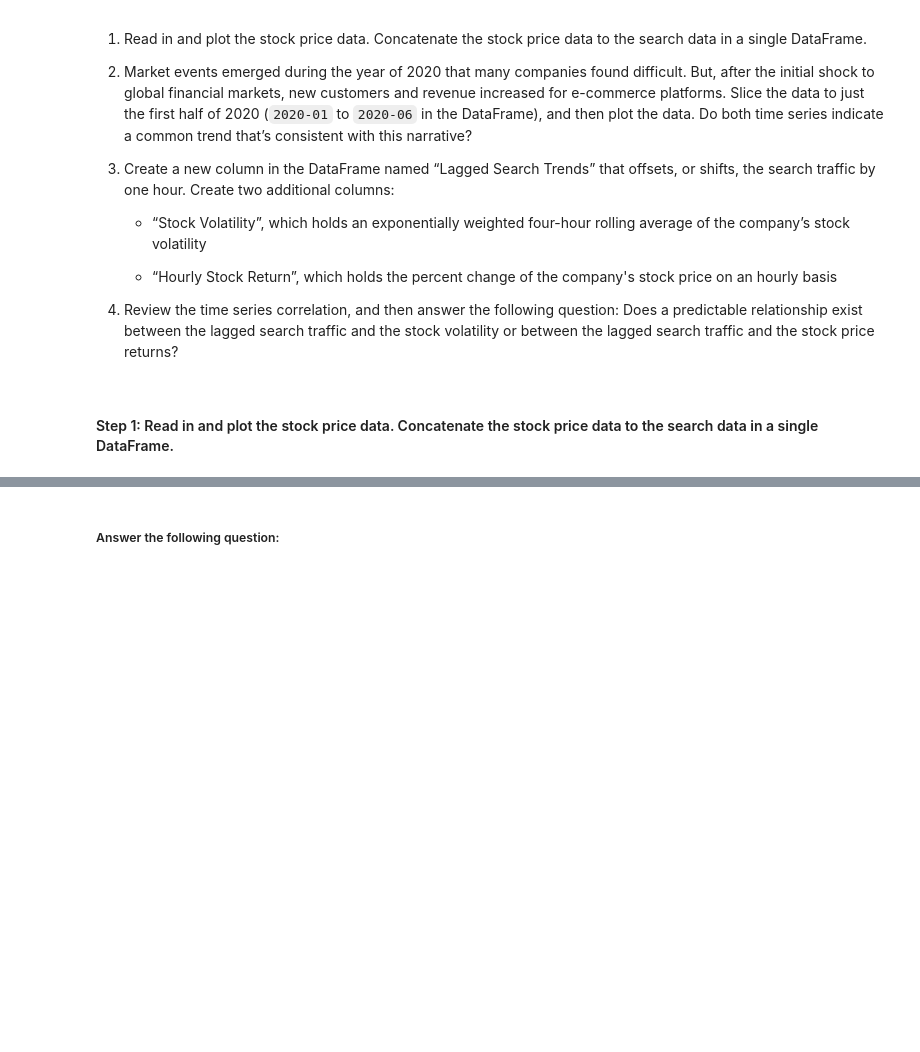
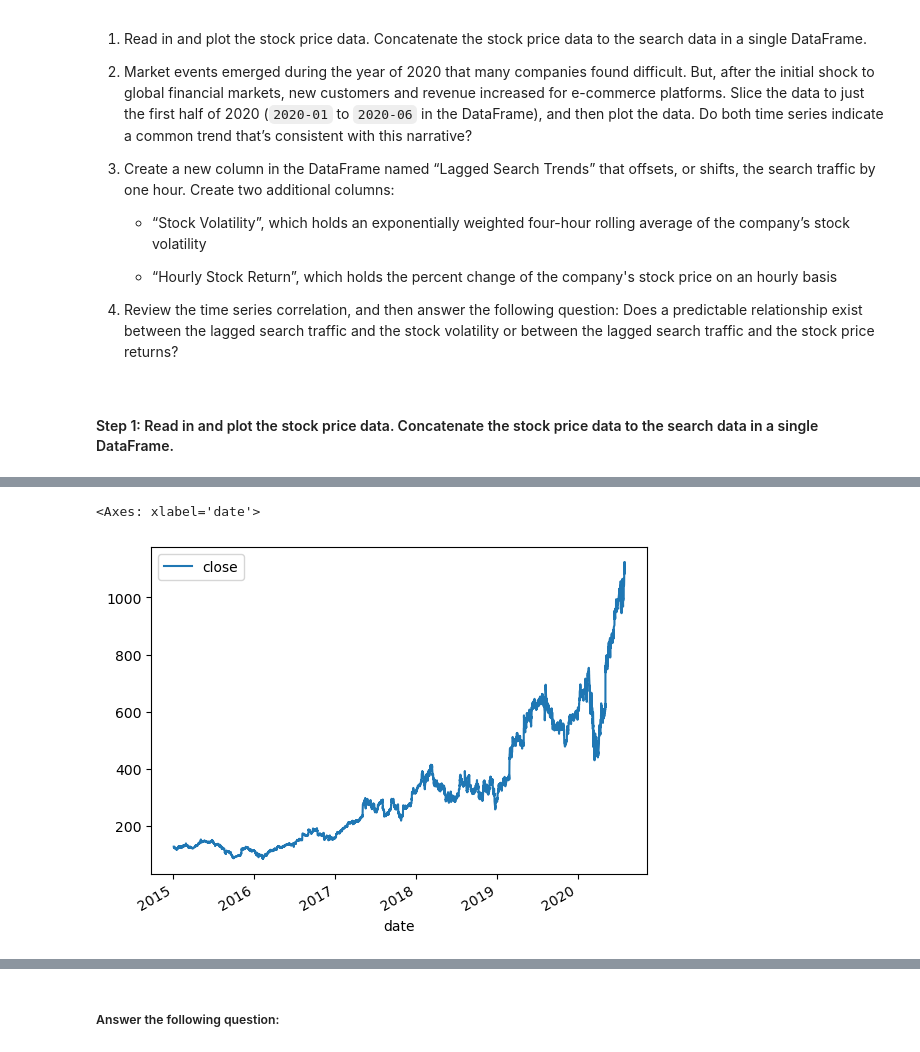
Before and after one commit to tbrown14611/prophet-challenge, a Jupyter notebook: forecasting_net_prophet.ipynb, the cells around one changed output, grey strips where cells are left out. Cells and saved outputs as stored; diff of their text form; code cells hidden in the pictures; blank space fills up the shorter version.

```diff
--- a/forecasting_net_prophet.ipynb
+++ b/forecasting_net_prophet.ipynb
@@ -206,2 +247,6 @@ display(df_mercado_stock.tail())
 # %%
 # Visualize the closing price of the df_mercado_stock DataFrame
+df_mercado_stock.plot()
+# %% [output]
+<Axes: xlabel='date'>
+[figure, added]
```
Also changed, not shown: parts of 12 cells of this notebook.
